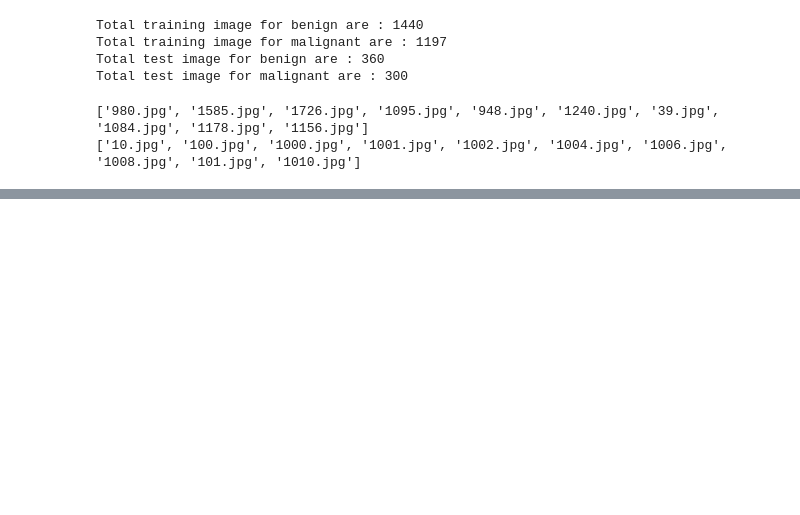
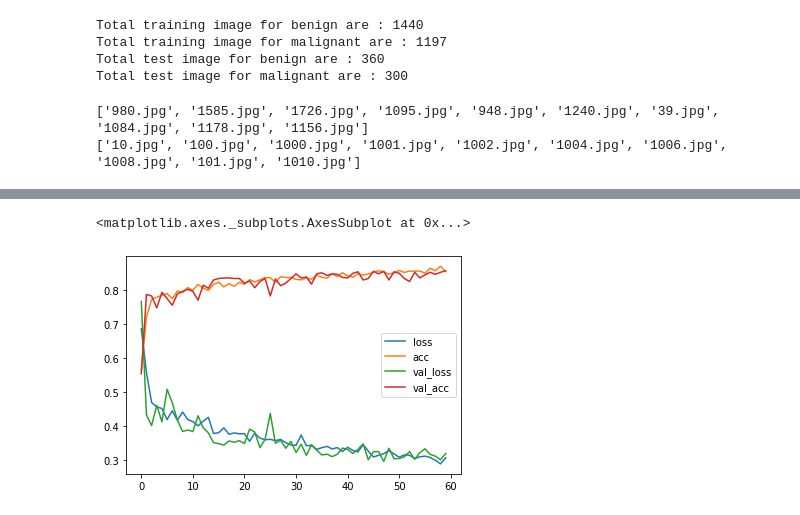
Before and after one commit to Karma-Yogi-Rahil/Deep_Learning_Projects, a Jupyter notebook: Skin Cancer Detection/CNN_notebook.ipynb, the cells around one changed output, grey strips where cells are left out. Cells and saved outputs as stored; diff of their text form; code cells hidden in the pictures; blank space fills up the shorter version.

```diff
--- a/Skin Cancer Detection/CNN_notebook.ipynb
+++ b/Skin Cancer Detection/CNN_notebook.ipynb
@@ -96,0 +109,21 @@ plt.show()
+# %%
+model = models.Sequential()
+# %%
+model.add(layers.Conv2D(64,(3,3),input_shape=(224,224,3),activation='relu'))
+model.add(layers.MaxPool2D(2,2))
+
+model.add(layers.Conv2D(64,(3,3),activation='relu'))
+model.add(layers.MaxPool2D(2,2))
+
+model.add(layers.Conv2D(128,(3,3),activation='relu'))
+model.add(layers.MaxPool2D(2,2))
+
+model.add(layers.Conv2D(512,(3,3),activation='relu'))
+model.add(layers.MaxPool2D(2,2))
+
+model.add(layers.Flatten())
+model.add(layers.Dropout(0.5))
+
+model.add(layers.Dense(512,activation='relu'))
+model.add(layers.Dense(512,activation='relu'))
+model.add(layers.Dense(1,activation='sigmoid'))
@@ -96,0 +150,12 @@ plt.show()
+# %%
+model.compile(optimizer=tf.keras.optimizers.Adam(),
+              metrics = ['acc'],
+               loss=tf.keras.losses.BinaryCrossentropy())
+# %%
+trained_model = model.fit(
+    train_genrator,
+    validation_data= test_genrator,
+    epochs = 60,
+    steps_per_epoch=131,
+    #validation_steps=33
+    )
@@ -96,0 +180,5 @@ plt.show()
+# %%
+pd.DataFrame(trained_model.history).plot()
+# %% [output]
+<matplotlib.axes._subplots.AxesSubplot at 0x...>
+[figure, added]
```
Also changed, not shown: parts of 12 cells of this notebook.
